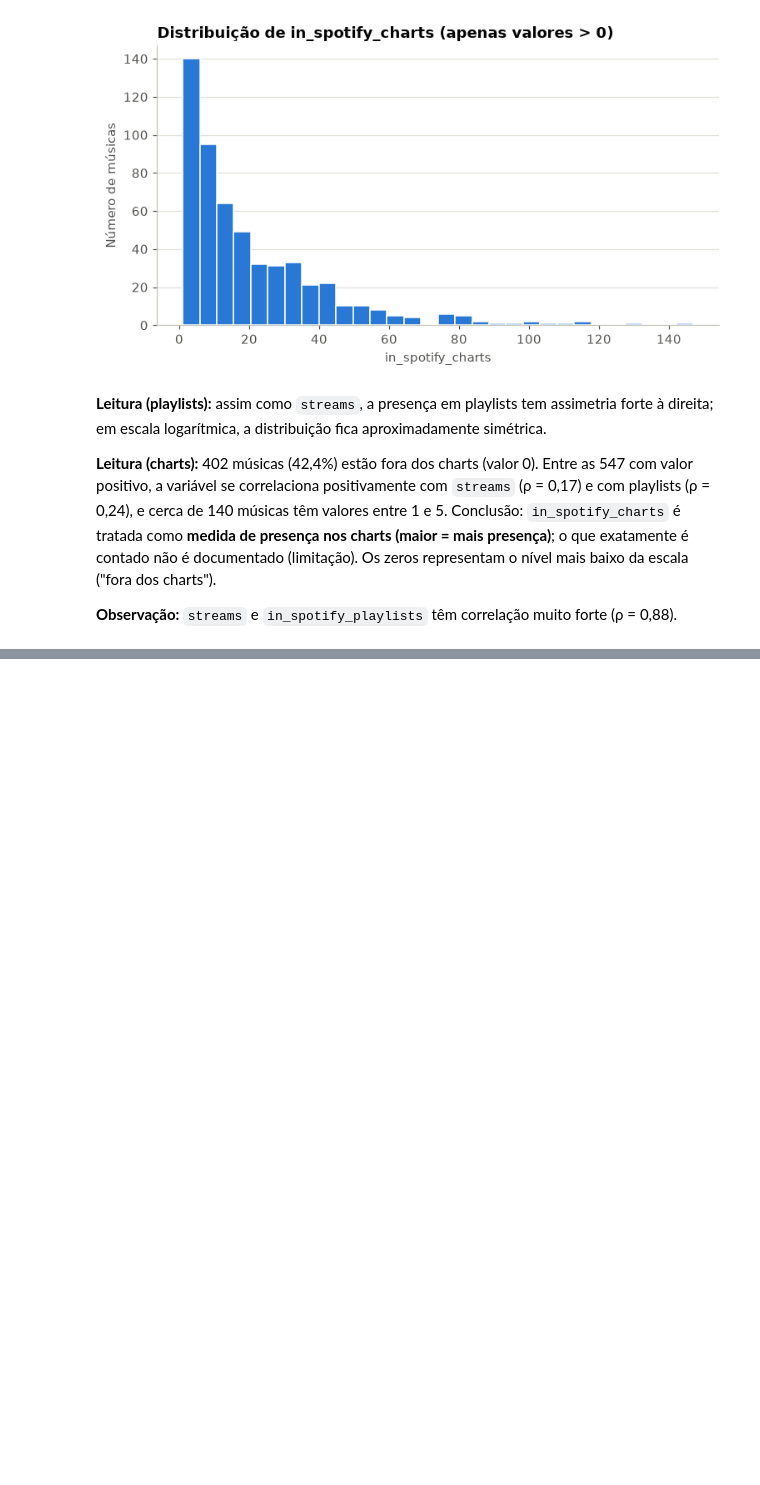
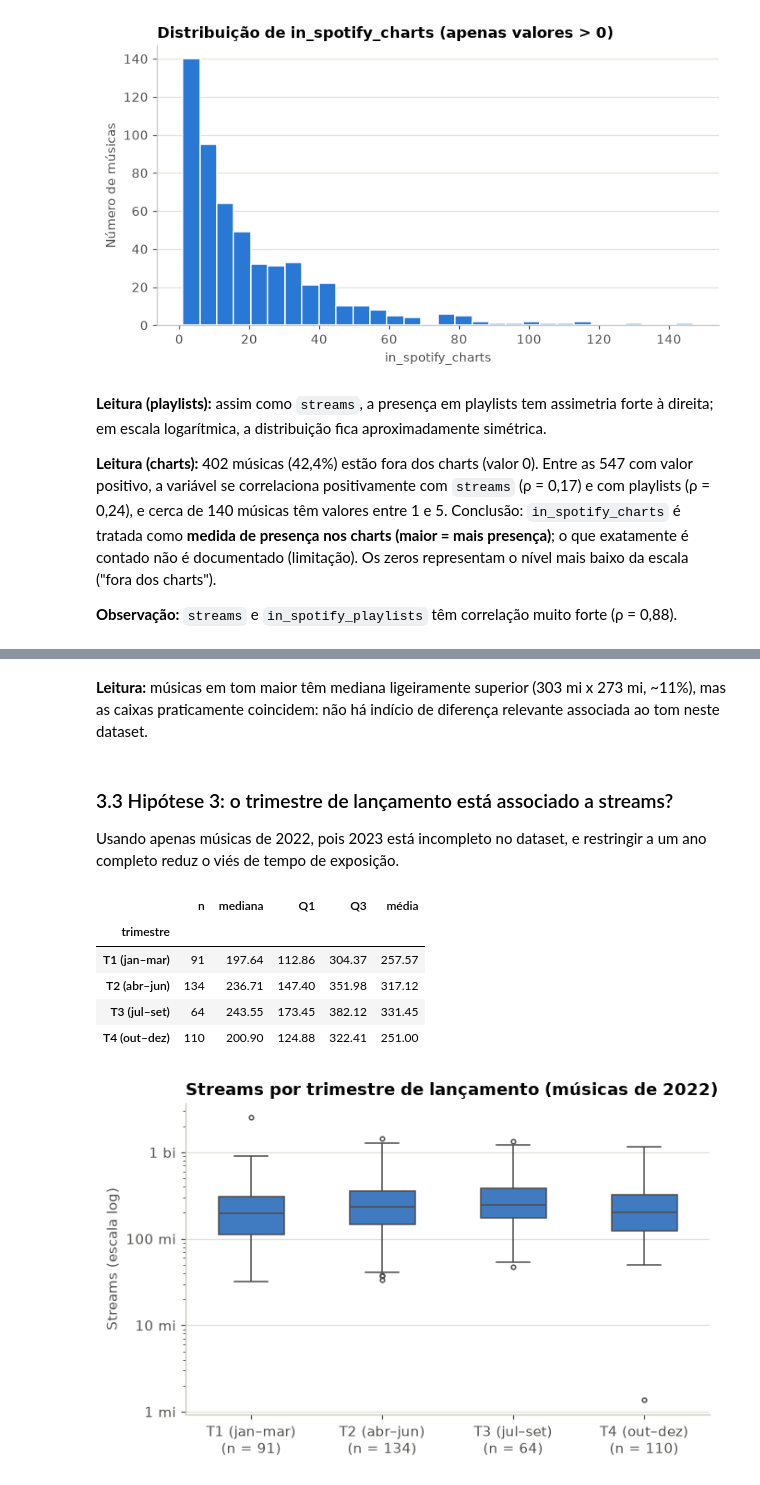
Before and after one commit to CarlosEduardodeCamposOlivera/spotify-streams-analysis, a Jupyter notebook: notebooks/03_analise_descritiva.ipynb, the cells around one changed output, grey strips where cells are left out. Drawn from its saved outputs; the diff is of its cells as text; code cells hidden in the pictures; blank space fills up the shorter version.

```diff
--- a/notebooks/03_analise_descritiva.ipynb
+++ b/notebooks/03_analise_descritiva.ipynb
@@ -395,0 +464,32 @@ charts").
+# %% [markdown]
+**Leitura:** músicas em tom maior têm mediana ligeiramente superior (303 mi x 273 mi, ~11%), mas as
+caixas praticamente coincidem: não há indício de diferença relevante associada ao tom neste
+dataset.
+# %% [markdown]
+### 3.3 Hipótese 3: o trimestre de lançamento está associado a streams?
+Usando apenas músicas de 2022, pois 2023 está incompleto no dataset, e restringir a um ano completo
+reduz o viés de tempo de exposição.
+# %%
+nomes_trimestres = {1: "T1 (jan–mar)", 2: "T2 (abr–jun)", 3: "T3 (jul–set)", 4: "T4 (out–dez)"}
+
+df_2022 = df[df["released_year"] == 2022].copy()
+df_2022["trimestre"] = df_2022["data_lancamento"].dt.quarter.map(nomes_trimestres)
+
+ordem_h3 = list(nomes_trimestres.values())
+display(resumir_por_grupo(df_2022, "trimestre", "streams_mi").loc[ordem_h3])
+
+fig, ax = plotar_boxplot(
+    df_2022, "trimestre", "streams_mi", ordem=ordem_h3,
+    titulo="Streams por trimestre de lançamento (músicas de 2022)",
+    rotulo_y="Streams (escala log)", escala_log=True,
+)
+rotular_eixo_log_milhoes(ax)
+fig.savefig("../figures/h3_trimestre_boxplot.png", bbox_inches="tight")
+# %% [output]
+|  | n | mediana | Q1 | Q3 | média |
+| trimestre |  |  |  |  |  |
+| T1 (jan–mar) | 91 | 197.64 | 112.86 | 304.37 | 257.57 |
+| T2 (abr–jun) | 134 | 236.71 | 147.40 | 351.98 | 317.12 |
+| T3 (jul–set) | 64 | 243.55 | 173.45 | 382.12 | 331.45 |
+| T4 (out–dez) | 110 | 200.90 | 124.88 | 322.41 | 251.00 |
+[figure, added]
```
Also changed, not shown: parts of 12 cells of this notebook, 4 other files.
